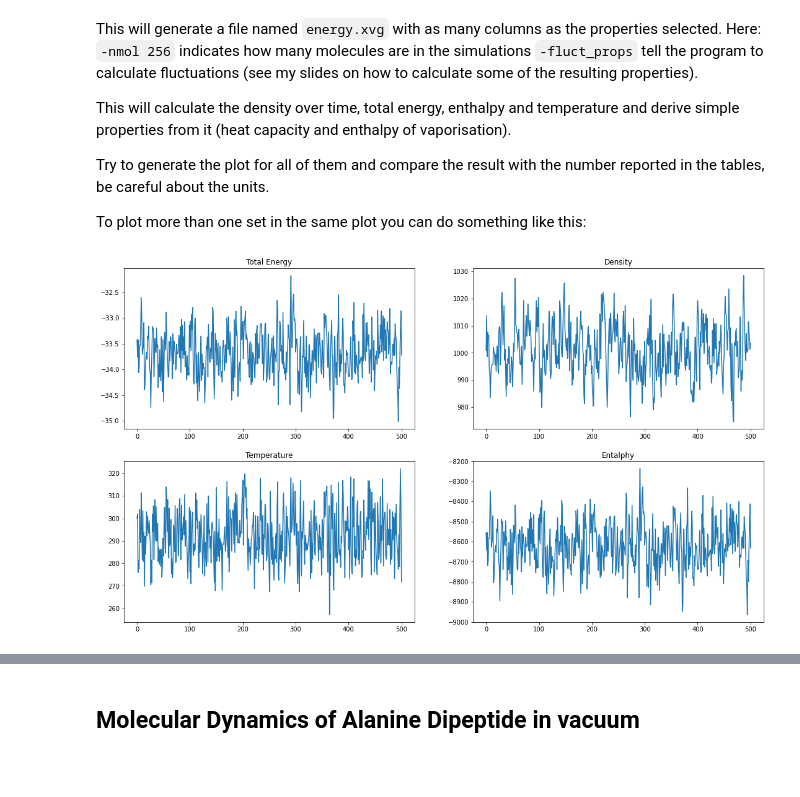
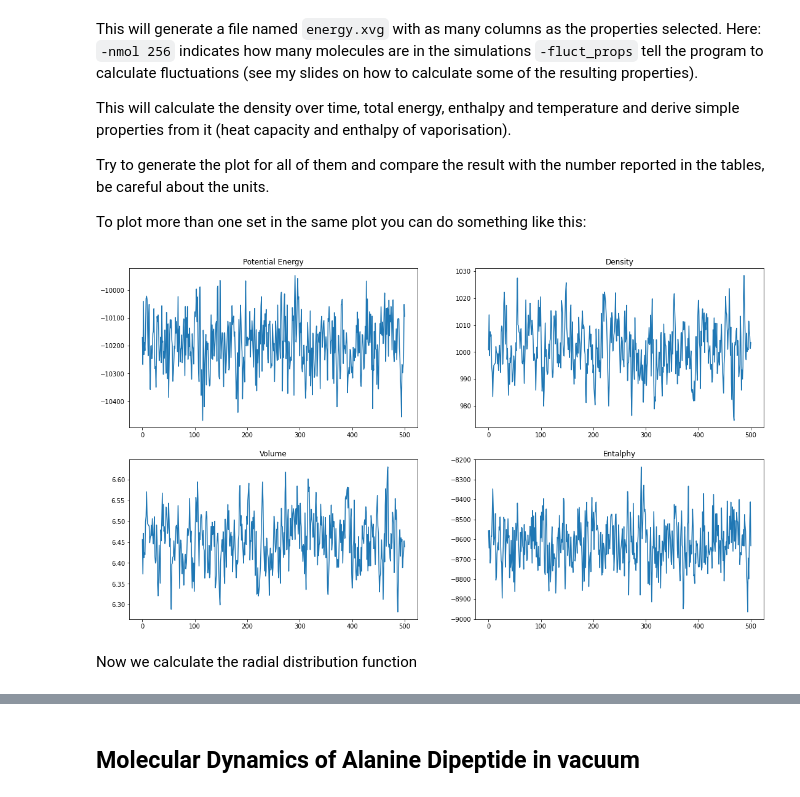
Before and after one commit to carlocamilloni/Structural-Bioinformatics, a Jupyter notebook: Notebooks/lab02_MD.ipynb, the cells around one changed output, grey strips where cells are left out. Drawn from its saved outputs; the diff is of its cells as text; code cells hidden in the pictures; blank space fills up the shorter version.

```diff
--- a/Notebooks/lab02_MD.ipynb
+++ b/Notebooks/lab02_MD.ipynb
@@ -381,33 +382,35 @@ with open('energy.xvg', 'r') as file:
     for row in file:
         if row.split()[0] == '#':
           continue
         if row.split()[0] == '@':
           continue
         if row.split()[0] == '@TYPE':
           continue
         x.append(float(row.split()[0]))
         y1.append(float(row.split()[1]))
         y2.append(float(row.split()[2]))
         y3.append(float(row.split()[3]))
         y4.append(float(row.split()[4]))
 
 
 # Initialise the subplot function using number of rows and columns
 figure, axis = plt.subplots(2,2)
 figure.set_size_inches(18.5, 10.5)
 
 axis[0,0].plot(x, y1)
-axis[0,0].set_title("Total Energy")
+axis[0,0].set_title("Potential Energy")
 
 axis[1,0].plot(x, y2)
-axis[1,0].set_title("Temperature")
+axis[1,0].set_title("Volume")
 
 axis[0,1].plot(x, y3)
 axis[0,1].set_title("Density")
 
 axis[1,1].plot(x, y4)
 axis[1,1].set_title("Entalphy")
 
 plt.show()
 # %% [output]
-[figure, old version]
+[figure, new version]
+# %% [markdown]
+Now we calculate the radial distribution function
```
Also changed, not shown: parts of 26 cells of this notebook.
